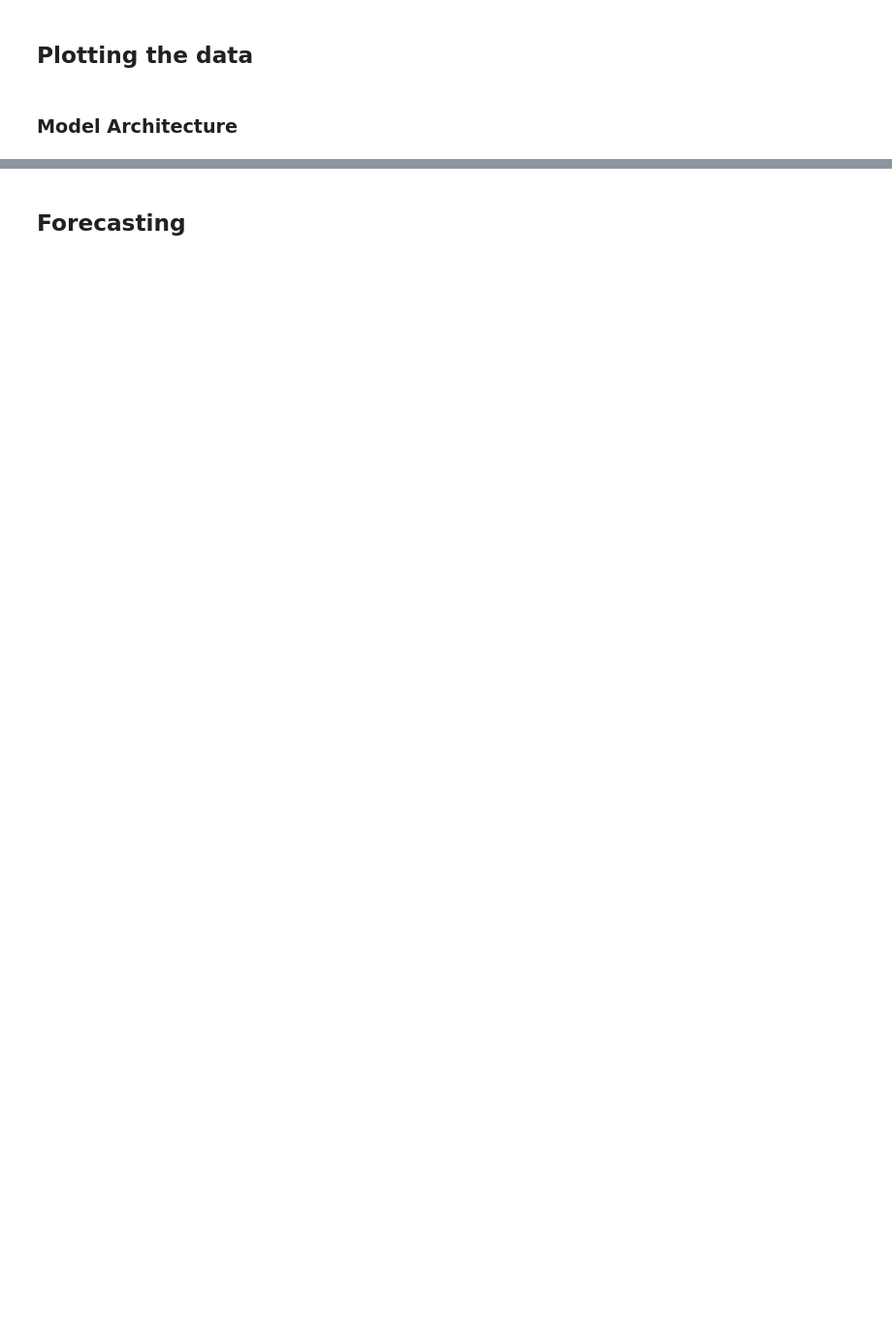
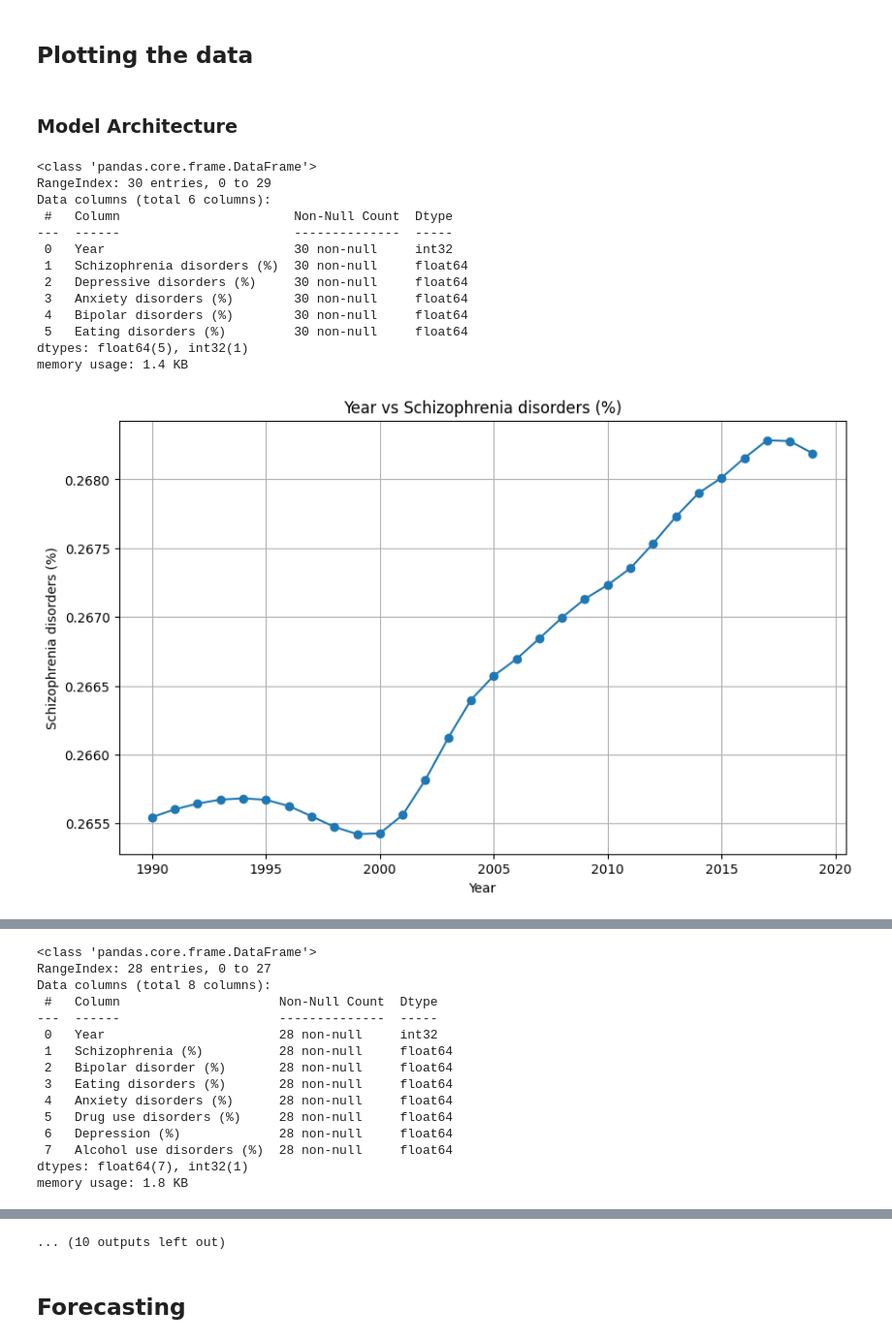
Before and after one commit to moshir-ashraf/Forecast-Global-MDs, a Jupyter notebook: forecasting.ipynb, the cells around one changed output, grey strips where cells are left out. Shown: that part at 97% size. Cells and saved outputs as stored; diff of their text form; code cells hidden in the pictures; blank space fills up the shorter version.

```diff
--- a/forecasting.ipynb
+++ b/forecasting.ipynb
@@ -166,15 +127,31 @@ def plotPredictionsVSActual(xTest, yTest, outputs, interval=(0, 39)):
 # plot_prediction_vs_actual(xTest, yTest, outputs)
 # %%
 def visualizePattern(data, feature):
-    pattern = pd.Series(data[feature],index=data['Year'])
     plt.figure(figsize=(10, 6))
-    plt.plot(pattern.index, pattern.values, marker='o', linestyle='-')
-    plt.xlabel('Year')
+    plt.plot(data['Year'], data[feature], marker='o')
+    plt.xlabel("Year")
     plt.ylabel(feature)
-    plt.title(f'{feature} over Years')
+    plt.title(f'Year vs {feature}')
     plt.grid(True)
     plt.show()
 
+
 for dataframe in data:
-    for feature in dataframe.columns[2:]:
+    dataframe.info()
+    for feature in dataframe.columns[1:]:
         visualizePattern(dataframe, feature)
+# %% [output]
+<class 'pandas.core.frame.DataFrame'>
+RangeIndex: 30 entries, 0 to 29
+Data columns (total 6 columns):
+ #   Column                       Non-Null Count  Dtype
+---  ------                       --------------  -----
+ 0   Year                         30 non-null     int32
+ 1   Schizophrenia disorders (%)  30 non-null     float64
+ 2   Depressive disorders (%)     30 non-null     float64
+ 3   Anxiety disorders (%)        30 non-null     float64
+ 4   Bipolar disorders (%)        30 non-null     float64
+ 5   Eating disorders (%)         30 non-null     float64
+dtypes: float64(5), int32(1)
+memory usage: 1.4 KB
+[figure, added]
@@ -180,0 +162,15 @@ for dataframe in data:
+<class 'pandas.core.frame.DataFrame'>
+RangeIndex: 28 entries, 0 to 27
+Data columns (total 8 columns):
+ #   Column                     Non-Null Count  Dtype
+---  ------                     --------------  -----
+ 0   Year                       28 non-null     int32
+ 1   Schizophrenia (%)          28 non-null     float64
+ 2   Bipolar disorder (%)       28 non-null     float64
+ 3   Eating disorders (%)       28 non-null     float64
+ 4   Anxiety disorders (%)      28 non-null     float64
+ 5   Drug use disorders (%)     28 non-null     float64
+ 6   Depression (%)             28 non-null     float64
+ 7   Alcohol use disorders (%)  28 non-null     float64
+dtypes: float64(7), int32(1)
+memory usage: 1.8 KB
@@ -181,3 +182,4 @@ for dataframe in data:
+... (10 outputs left out)
 # %% [markdown]
 ## Forecasting
 # %%
```
Also changed, not shown: parts of 11 cells of this notebook.
